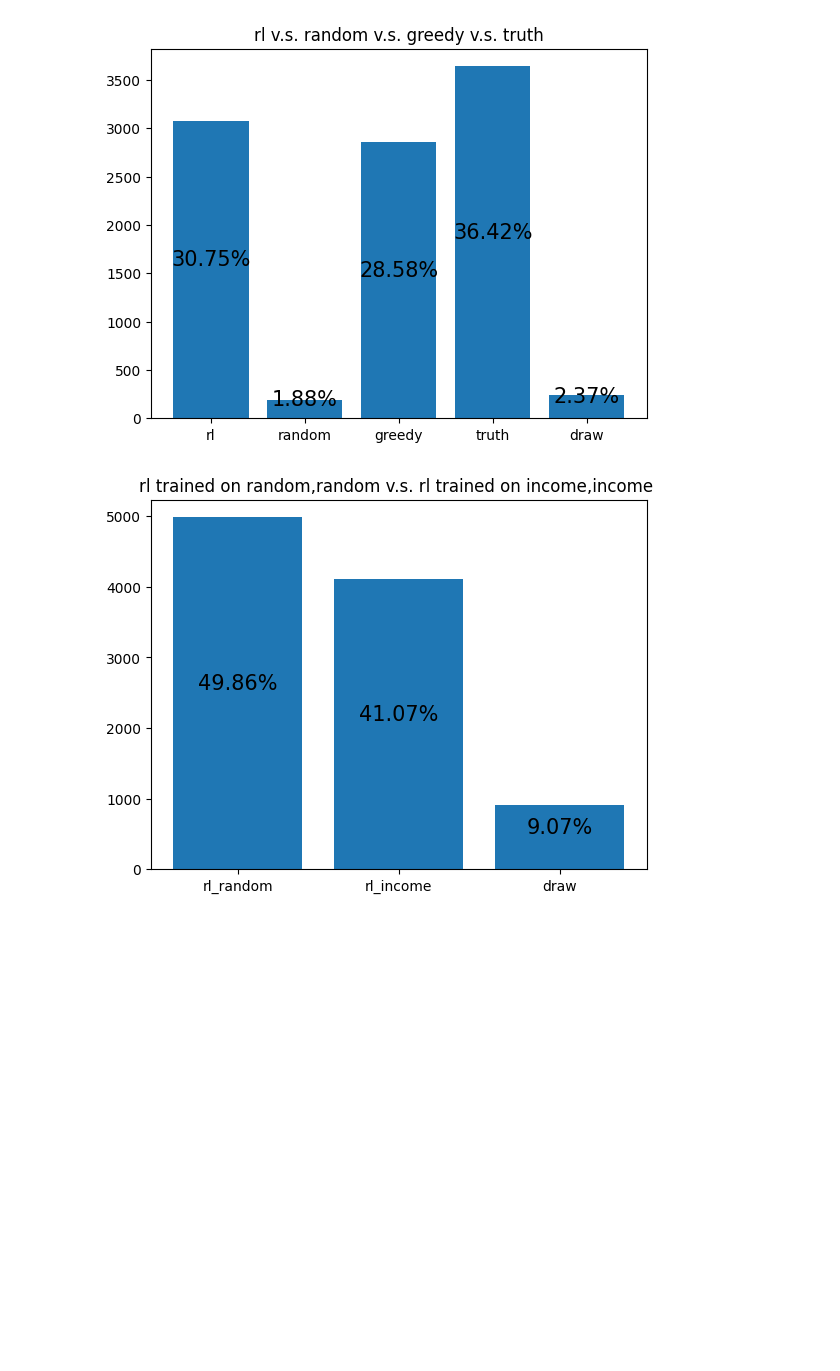
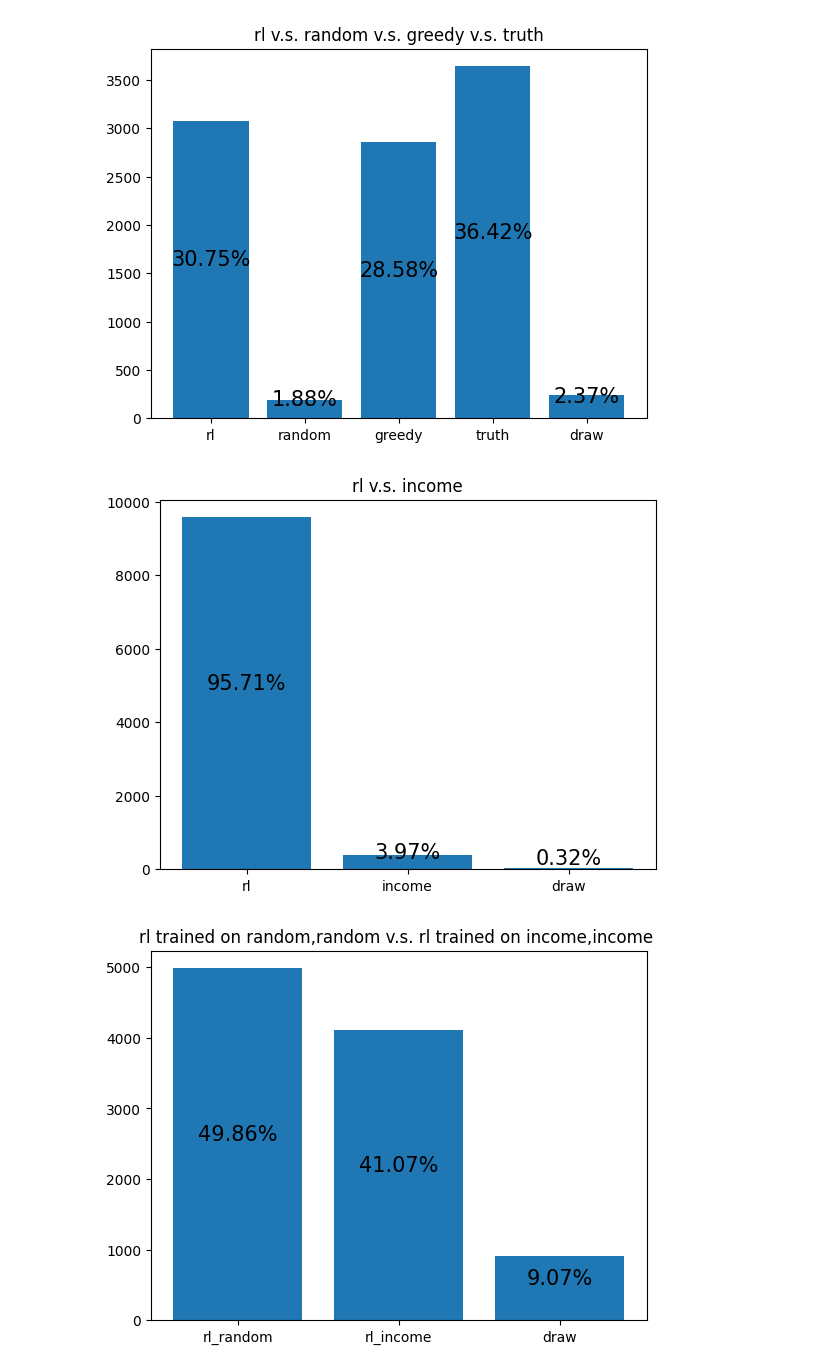
Before and after one commit to riensou/coup, a Jupyter notebook: simulate.ipynb, the cells around one changed output. Saved outputs shown, nothing was run; the diff lists cells and outputs as text; code cells hidden in the pictures; blank space fills up the shorter version.

Commit message:
turned shuffle off to circumvent bug

```diff
--- a/simulate.ipynb
+++ b/simulate.ipynb
@@ -143,6 +143,15 @@ winners = run_simulation(players)
 plot_winners(winners, player_types, "rl v.s. random v.s. greedy v.s. truth")
 # %% [output]
 [figure]
+# %%
+RL_FUNCS = {'decision_fn': get_rl_decision(load_model(2, 'models/2-5000-income'), 'rl_player'), 'block_fn': income_block, 'dispose_fn': random_dispose, 'keep_fn': random_keep}
+
+players = [Player('rl_player', RL_FUNCS), Player('income_player', INCOME_FUNCS)]
+player_types = {'rl_player': 'rl', 'income_player': 'income', 'draw': 'draw'}
+winners = run_simulation(players, shuffle_turn_order=False)
+plot_winners(winners, player_types, "rl v.s. income")
+# %% [output]
+[figure, added]
 # %%
 RL_RANDOM_FUNCS = {'decision_fn': get_rl_decision(load_model(2, 'models/2-5000-random'), 'rl_player_random'), 'block_fn': income_block, 'dispose_fn': random_dispose, 'keep_fn': random_keep}
 RL_INCOME_FUNCS = {'decision_fn': get_rl_decision(load_model(2, 'models/2-5000-income'), 'rl_player_income'), 'block_fn': income_block, 'dispose_fn': random_dispose, 'keep_fn': random_keep}
```
Also changed, not shown: parts of 1 cell of this notebook, 9 other files.
